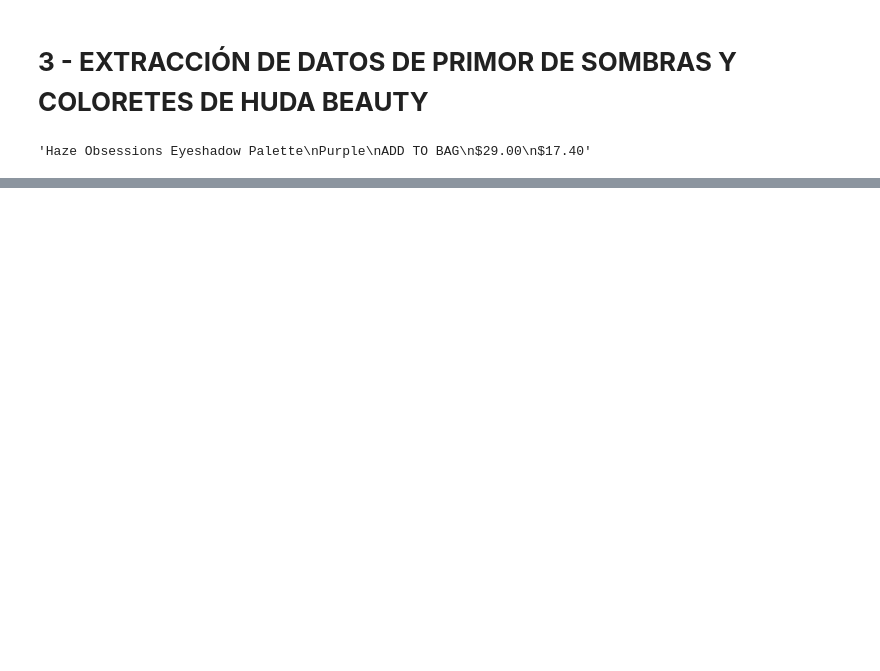
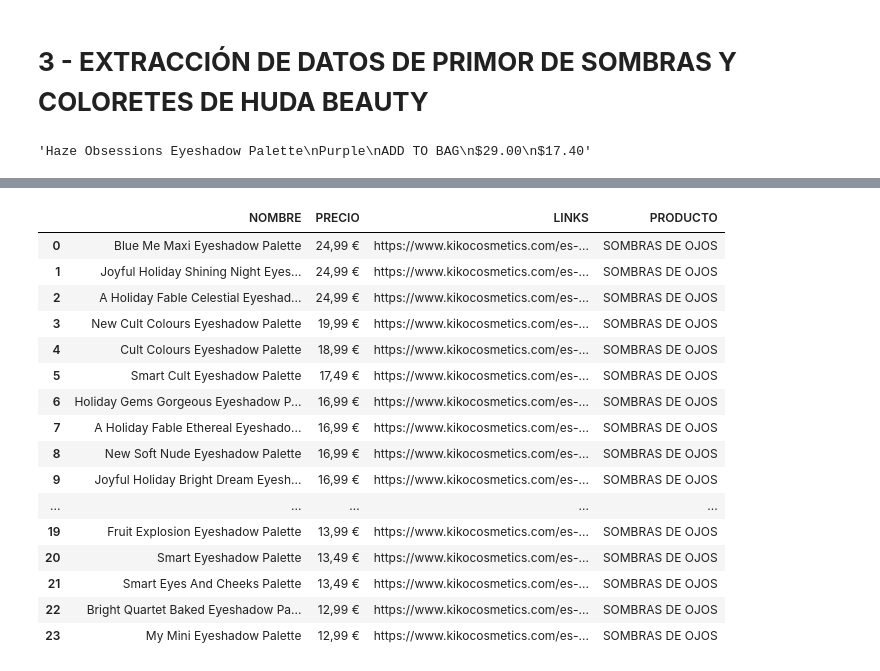
Before and after one commit to rciomoreno/PROYECTO-FINAL-IRONHACK, a Jupyter notebook: SCRAPPING DATOS PRODUCTOS.ipynb, the cells around one changed output, grey strips where cells are left out. Saved outputs shown, nothing was run; the diff lists cells and outputs as text; code cells hidden in the pictures; blank space fills up the shorter version.

```diff
--- a/SCRAPPING DATOS PRODUCTOS.ipynb
+++ b/SCRAPPING DATOS PRODUCTOS.ipynb
@@ -552,0 +568,63 @@ labios_ud
+# %%
+#BLUSH Y SOMBRAS
+def extraer(URL):
+    driver = webdriver.Chrome(PATH)
+    driver.get(URL)
+
+    driver.execute_script('window.scrollTo(0, 2000);')  # 200px de scroll
+
+    nombre = driver.find_elements(By.CLASS_NAME, 'ProductBox__Title')
+    precio = driver.find_elements(By.CLASS_NAME, 'js-new-price')
+    link =  driver.find_elements(By.PARTIAL_LINK_TEXT, 'Palette')
+
+    tmp = []
+    precios = []
+    links = []
+
+
+    for e in nombre:
+        tmp.append(e.text.split('\n'))
+
+    for e in precio:
+        precios.append(e.text)
+
+    for e in link:
+        links.append(e.get_attribute('href'))
+
+    cols = ['NOMBRE']
+
+    total = pd.DataFrame(tmp, columns = cols)
+
+    precios.remove('')
+    precios.remove('')
+
+    total['PRECIO'] = precios
+    total['LINKS'] = links
+    total['PRODUCTO'] = 'SOMBRAS DE OJOS'
+
+
+    driver.quit()
+
+    return total
+# %%
+URL = 'https://www.kikocosmetics.com/es-es/maquillaje/paletas/paleta-de-ojos.html'
+# %%
+sombras_kiko = extraer(URL) #meter paletas
+# %% [output]
+|  | NOMBRE | PRECIO | LINKS | PRODUCTO |
+| 0 | Blue Me Maxi Eyeshadow Palette | 24,99 € | https://www.kikocosmetics.com/es-... | SOMBRAS DE OJOS |
+| 1 | Joyful Holiday Shining Night Eyes... | 24,99 € | https://www.kikocosmetics.com/es-... | SOMBRAS DE OJOS |
+| 2 | A Holiday Fable Celestial Eyeshad... | 24,99 € | https://www.kikocosmetics.com/es-... | SOMBRAS DE OJOS |
+| 3 | New Cult Colours Eyeshadow Palette | 19,99 € | https://www.kikocosmetics.com/es-... | SOMBRAS DE OJOS |
+| 4 | Cult Colours Eyeshadow Palette | 18,99 € | https://www.kikocosmetics.com/es-... | SOMBRAS DE OJOS |
+| 5 | Smart Cult Eyeshadow Palette | 17,49 € | https://www.kikocosmetics.com/es-... | SOMBRAS DE OJOS |
+| 6 | Holiday Gems Gorgeous Eyeshadow P... | 16,99 € | https://www.kikocosmetics.com/es-... | SOMBRAS DE OJOS |
+| 7 | A Holiday Fable Ethereal Eyeshado... | 16,99 € | https://www.kikocosmetics.com/es-... | SOMBRAS DE OJOS |
+| 8 | New Soft Nude Eyeshadow Palette | 16,99 € | https://www.kikocosmetics.com/es-... | SOMBRAS DE OJOS |
+| 9 | Joyful Holiday Bright Dream Eyesh... | 16,99 € | https://www.kikocosmetics.com/es-... | SOMBRAS DE OJOS |
+| ... | ... | ... | ... | ... |
+| 19 | Fruit Explosion Eyeshadow Palette | 13,99 € | https://www.kikocosmetics.com/es-... | SOMBRAS DE OJOS |
+| 20 | Smart Eyeshadow Palette | 13,49 € | https://www.kikocosmetics.com/es-... | SOMBRAS DE OJOS |
+| 21 | Smart Eyes And Cheeks Palette | 13,49 € | https://www.kikocosmetics.com/es-... | SOMBRAS DE OJOS |
+| 22 | Bright Quartet Baked Eyeshadow Pa... | 12,99 € | https://www.kikocosmetics.com/es-... | SOMBRAS DE OJOS |
+| 23 | My Mini Eyeshadow Palette | 12,99 € | https://www.kikocosmetics.com/es-... | SOMBRAS DE OJOS |
```
Also changed, not shown: parts of 14 cells of this notebook.
